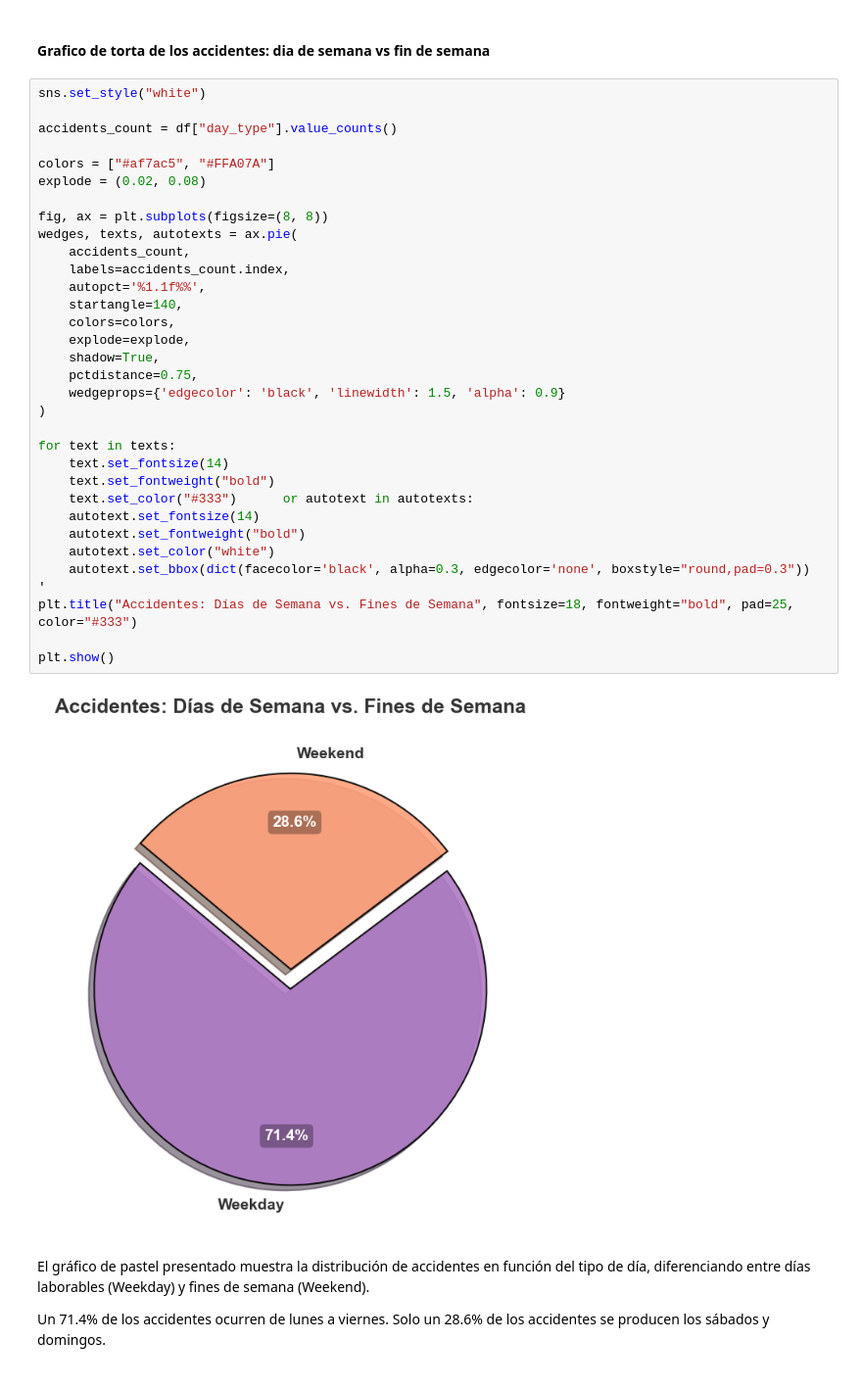
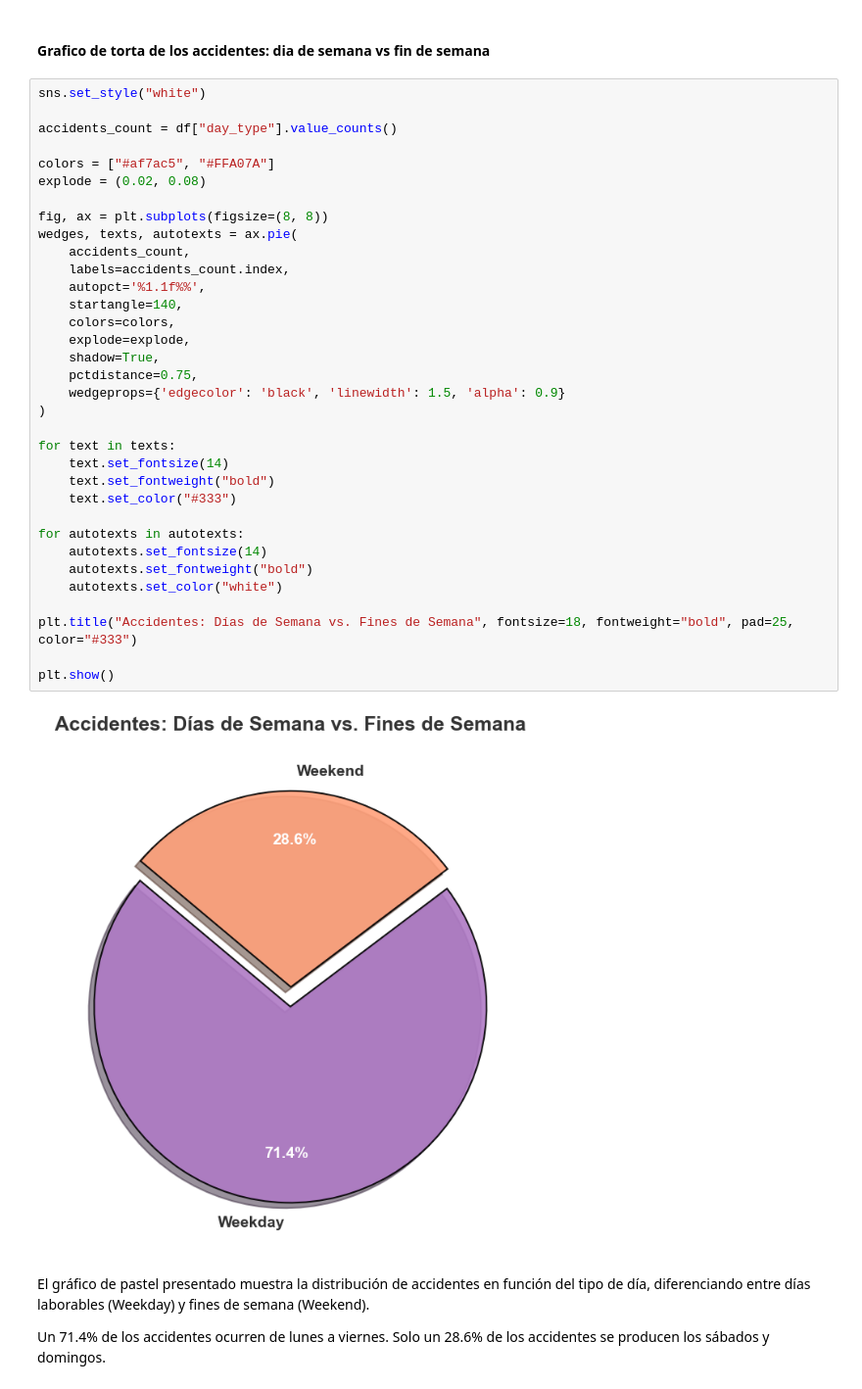
Before and after one commit to ntlg72/ETL-Global-Road-Accidents, a Jupyter notebook: notebooks/001_eda.ipynb, the cells around one changed output. Shown at 98% size. Drawn from its saved outputs; the diff is of its cells as text.

```diff
--- a/notebooks/001_eda.ipynb
+++ b/notebooks/001_eda.ipynb
@@ -591,38 +566,39 @@ El siguiente fragmento de código tiene como objetivo clasificar los días de la
 # %%
 sns.set_style("white")
 
 accidents_count = df["day_type"].value_counts()
 
 colors = ["#af7ac5", "#FFA07A"]
 explode = (0.02, 0.08)
 
 fig, ax = plt.subplots(figsize=(8, 8))
 wedges, texts, autotexts = ax.pie(
     accidents_count,
     labels=accidents_count.index,
     autopct='%1.1f%%',
     startangle=140,
     colors=colors,
     explode=explode,
     shadow=True,
     pctdistance=0.75,
     wedgeprops={'edgecolor': 'black', 'linewidth': 1.5, 'alpha': 0.9}
 )
 
 for text in texts:
     text.set_fontsize(14)
     text.set_fontweight("bold")
-    text.set_color("#333")      or autotext in autotexts:
-    autotext.set_fontsize(14)
-    autotext.set_fontweight("bold")
-    autotext.set_color("white")
-    autotext.set_bbox(dict(facecolor='black', alpha=0.3, edgecolor='none', boxstyle="round,pad=0.3"))
-'
+    text.set_color("#333")
+
+for autotexts in autotexts:
+    autotexts.set_fontsize(14)
+    autotexts.set_fontweight("bold")
+    autotexts.set_color("white")
+
 plt.title("Accidentes: Días de Semana vs. Fines de Semana", fontsize=18, fontweight="bold", pad=25, color="#333")
 
 plt.show()
 # %% [output]
-[figure, old version]
+[figure, new version]
 # %% [markdown]
 El gráfico de pastel presentado muestra la distribución de accidentes en función del tipo de día, diferenciando entre días laborables (Weekday) y fines de semana (Weekend).
 
```
Also changed, not shown: parts of 12 cells of this notebook, 2 other files.
